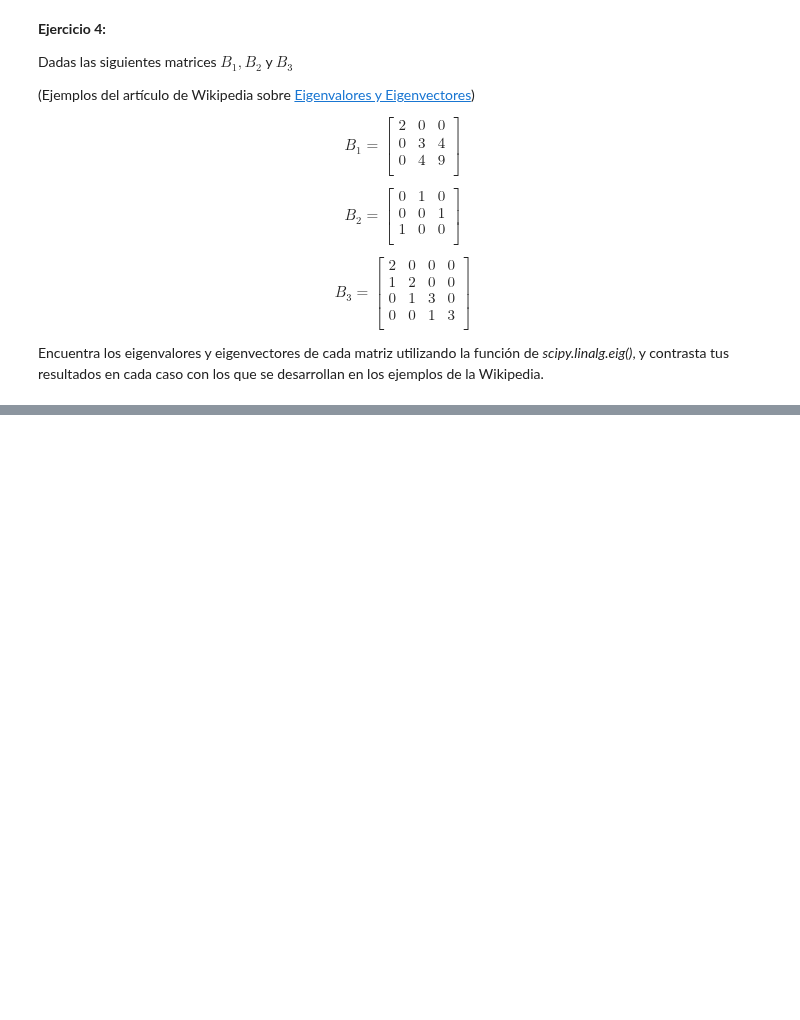
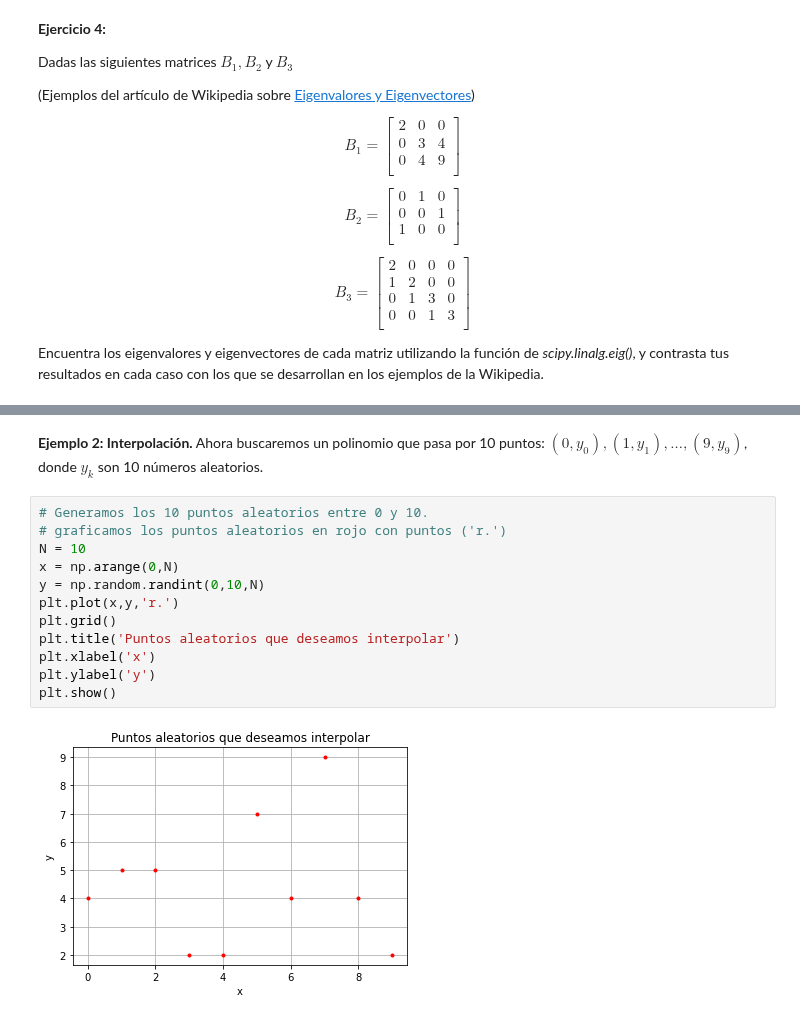
Before and after one commit to carloslizarragac/FisicaComputacional1, a Jupyter notebook: Actividad7.ipynb, the cells around one changed output, grey strips where cells are left out. Cells and saved outputs as stored; diff of their text form; blank space fills up the shorter version.

```diff
--- a/Actividad7.ipynb
+++ b/Actividad7.ipynb
@@ -826,0 +931,17 @@ Encuentra los eigenvalores y eigenvectores de cada matriz utilizando la función
+# %% [markdown]
+**Ejemplo 2: Interpolación.**
+Ahora buscaremos un polinomio que pasa por 10 puntos: $(0,y_0), (1,y_1), \ldots , (9,y_9)$, donde $y_k$ son 10 números aleatorios.
+# %%
+# Generamos los 10 puntos aleatorios entre 0 y 10.
+# graficamos los puntos aleatorios en rojo con puntos ('r.')
+N = 10
+x = np.arange(0,N)
+y = np.random.randint(0,10,N)
+plt.plot(x,y,'r.')
+plt.grid()
+plt.title('Puntos aleatorios que deseamos interpolar')
+plt.xlabel('x')
+plt.ylabel('y')
+plt.show()
+# %% [output]
+[figure, added]
```
Also changed, not shown: parts of 26 cells of this notebook.
